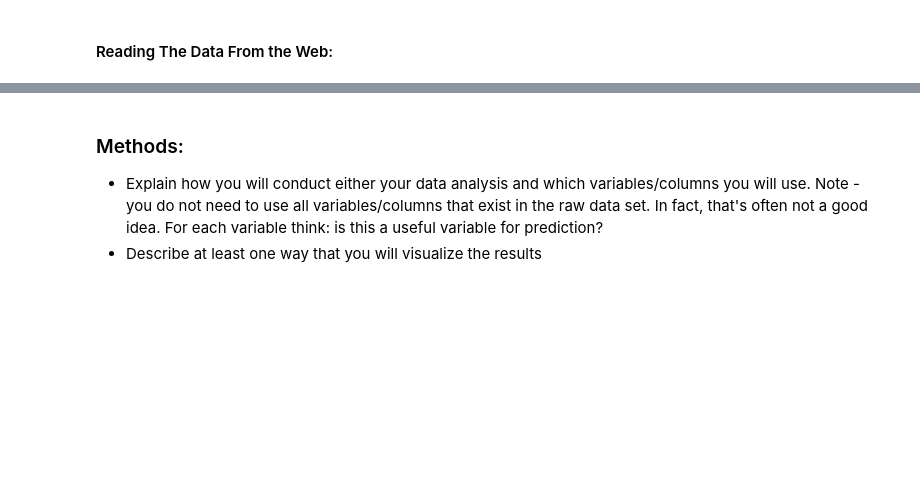
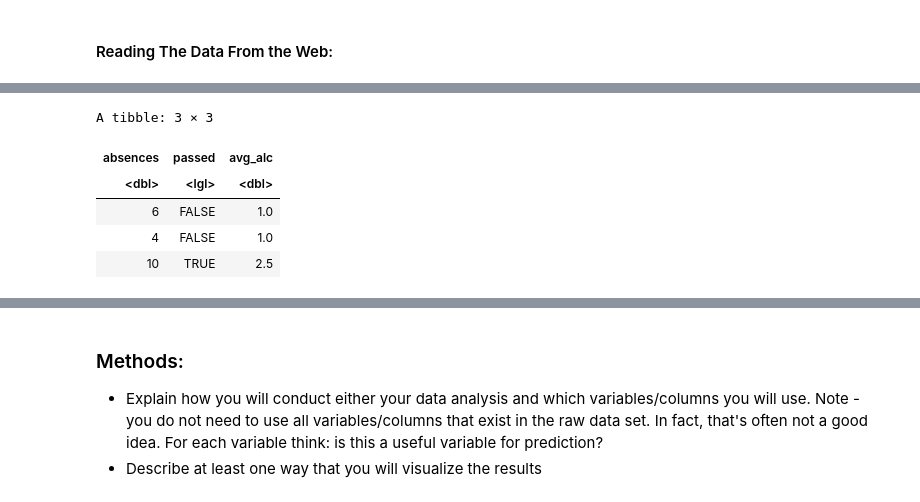
Before and after one commit to Yu-George/DSCI-100-Project, a Jupyter notebook: Proposal.ipynb, the cells around one changed output, grey strips where cells are left out. Drawn from its saved outputs; the diff is of its cells as text; code cells hidden in the pictures; blank space fills up the shorter version.

```diff
--- a/Proposal.ipynb
+++ b/Proposal.ipynb
@@ -115,0 +62,12 @@ The visualization on the left tells us that a vast majority of people do not sur
+# %%
+grades_wrangled <- grades %>%
+    mutate(passed = G3 >= 10, avg_alc = (Dalc+Walc)/2) %>%
+    select(absences,passed,avg_alc)
+head(grades_wrangled,n=3)
+# %% [output]
+A tibble: 3 × 3
+| absences | passed | avg_alc |
+| <dbl> | <lgl> | <dbl> |
+| 6 | FALSE | 1.0 |
+| 4 | FALSE | 1.0 |
+| 10 | TRUE | 2.5 |
```
Also changed, not shown: parts of 24 cells of this notebook.
